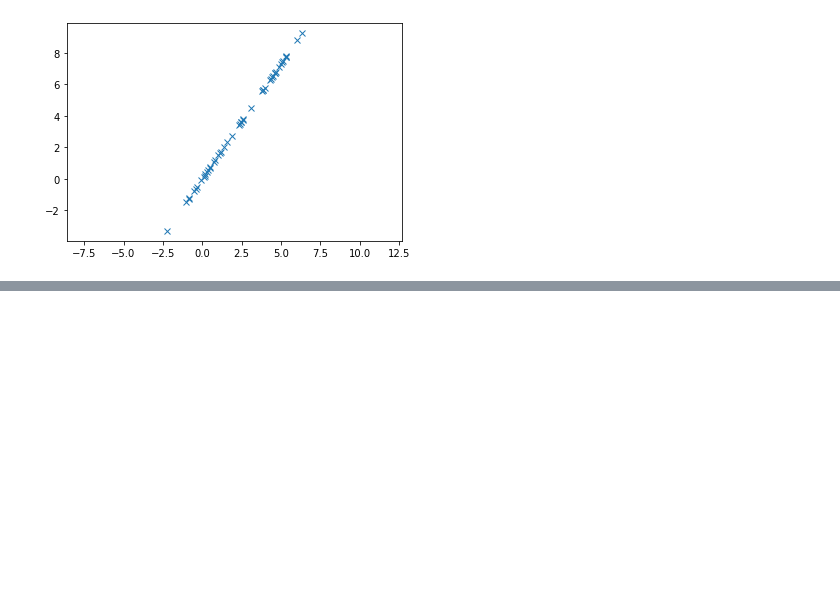
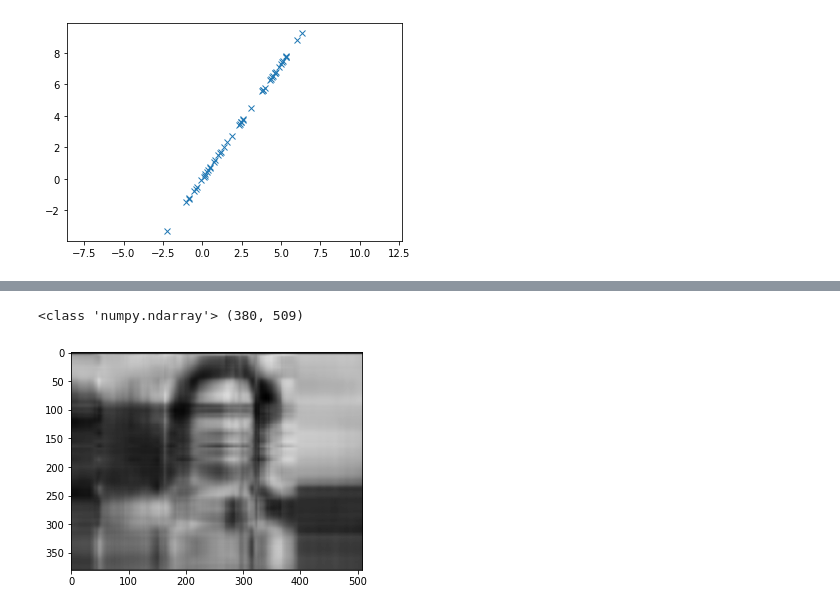
Before and after one commit to Stynic/train_ml_math, a Jupyter notebook: ml/low_level/module_8/notebook_8.ipynb, the cells around one changed output, grey strips where cells are left out. Cells and saved outputs as stored; diff of their text form; code cells hidden in the pictures; blank space fills up the shorter version.

```diff
--- a/ml/low_level/module_8/notebook_8.ipynb
+++ b/ml/low_level/module_8/notebook_8.ipynb
@@ -180,0 +226,11 @@ plt.show()
+# %%
+from sklearn.decomposition import TruncatedSVD
+svd_model = TruncatedSVD(n_components=5).fit(img_gray)
+image_svd = svd_model.transform(img_gray)
+image_restored = svd_model.inverse_transform(image_svd)
+print(type(image_restored), image_restored.shape)
+imshow(image_restored, cmap = "gray")
+plt.show()
+# %% [output]
+<class 'numpy.ndarray'> (380, 509)
+[figure, added]
```
Also changed, not shown: parts of 8 cells of this notebook, 1 other file.
